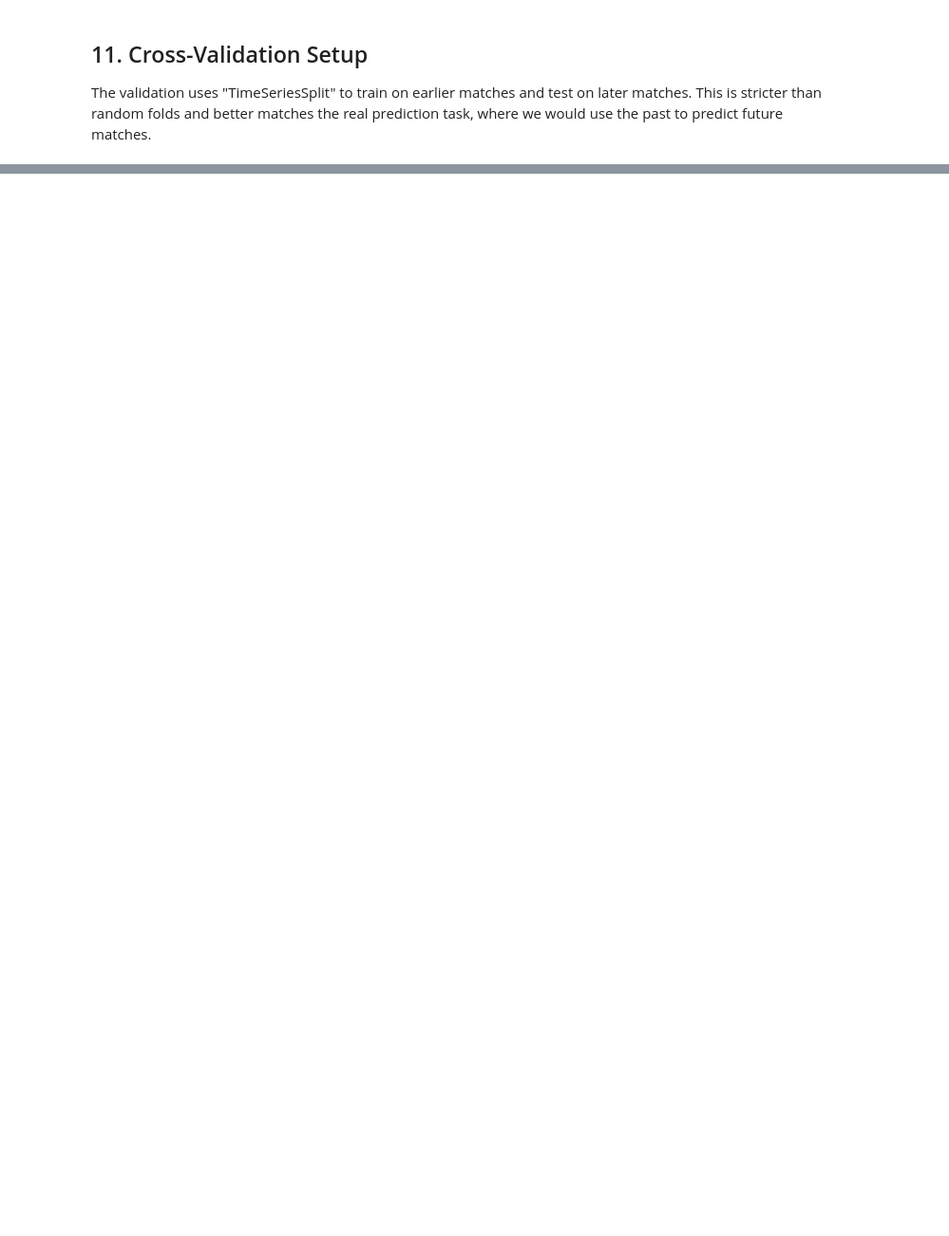
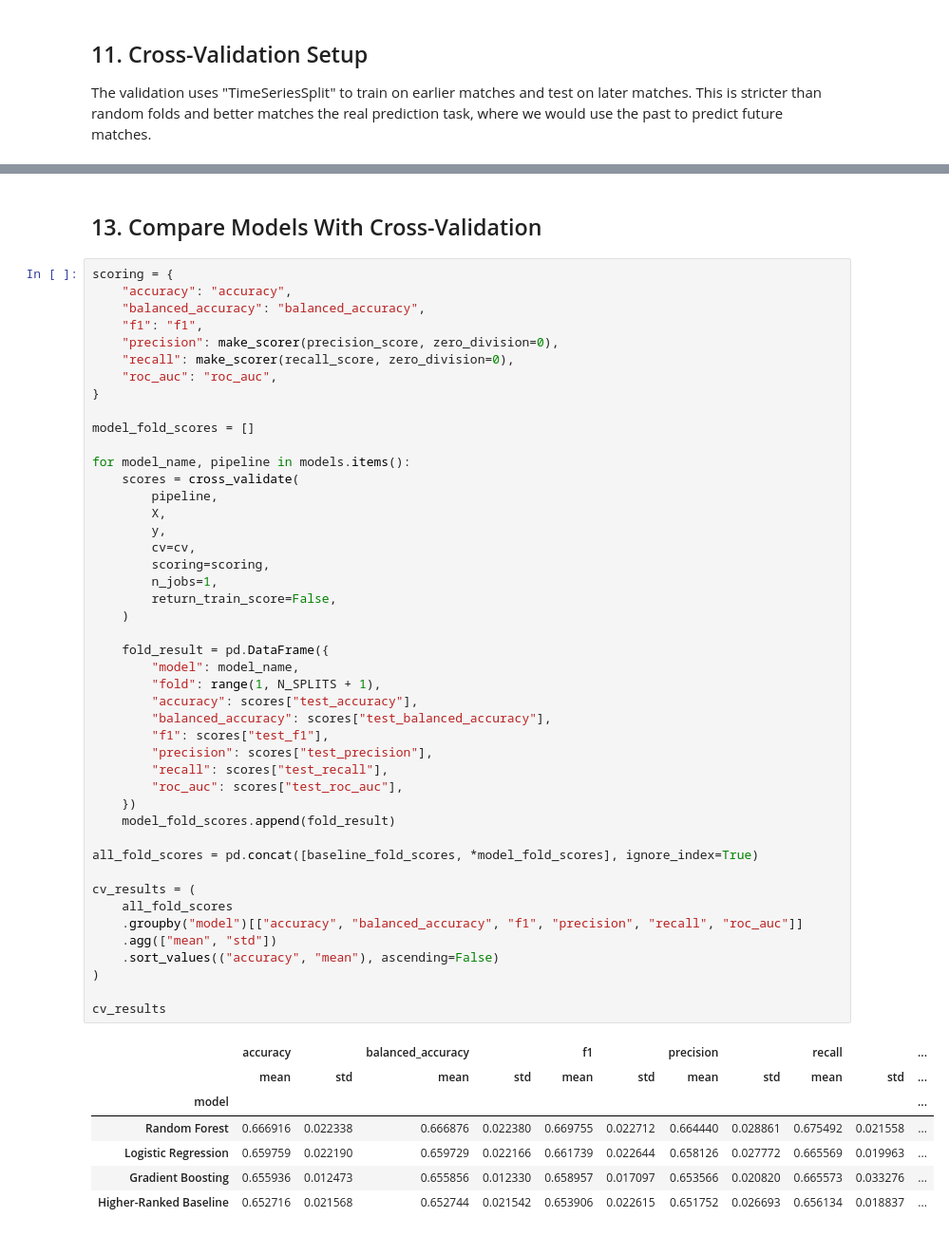
Before and after one commit to wekantakabotdis/CS439-Project, a Jupyter notebook: main.ipynb, the cells around one changed output, grey strips where cells are left out. Shown at 95% size. Drawn from its saved outputs; the diff is of its cells as text; blank space fills up the shorter version.

```diff
--- a/main.ipynb
+++ b/main.ipynb
@@ -364,0 +530,55 @@ print(y.value_counts(normalize=True).rename("share"))
+# %% [markdown]
+## 13. Compare Models With Cross-Validation
+# %%
+scoring = {
+    "accuracy": "accuracy",
+    "balanced_accuracy": "balanced_accuracy",
+    "f1": "f1",
+    "precision": make_scorer(precision_score, zero_division=0),
+    "recall": make_scorer(recall_score, zero_division=0),
+    "roc_auc": "roc_auc",
+}
+
+model_fold_scores = []
+
+for model_name, pipeline in models.items():
+    scores = cross_validate(
+        pipeline,
+        X,
+        y,
+        cv=cv,
+        scoring=scoring,
+        n_jobs=1,
+        return_train_score=False,
+    )
+
+    fold_result = pd.DataFrame({
+        "model": model_name,
+        "fold": range(1, N_SPLITS + 1),
+        "accuracy": scores["test_accuracy"],
+        "balanced_accuracy": scores["test_balanced_accuracy"],
+        "f1": scores["test_f1"],
+        "precision": scores["test_precision"],
+        "recall": scores["test_recall"],
+        "roc_auc": scores["test_roc_auc"],
+    })
+    model_fold_scores.append(fold_result)
+
+all_fold_scores = pd.concat([baseline_fold_scores, *model_fold_scores], ignore_index=True)
+
+cv_results = (
+    all_fold_scores
+    .groupby("model")[["accuracy", "balanced_accuracy", "f1", "precision", "recall", "roc_auc"]]
+    .agg(["mean", "std"])
+    .sort_values(("accuracy", "mean"), ascending=False)
+)
+
+cv_results
+# %% [output]
+|  | accuracy |  | balanced_accuracy |  | f1 |  | precision |  | recall |  | ... |
+|  | mean | std | mean | std | mean | std | mean | std | mean | std | ... |
+| model |  |  |  |  |  |  |  |  |  |  | ... |
+| Random Forest | 0.666916 | 0.022338 | 0.666876 | 0.022380 | 0.669755 | 0.022712 | 0.664440 | 0.028861 | 0.675492 | 0.021558 | ... |
+| Logistic Regression | 0.659759 | 0.022190 | 0.659729 | 0.022166 | 0.661739 | 0.022644 | 0.658126 | 0.027772 | 0.665569 | 0.019963 | ... |
+| Gradient Boosting | 0.655936 | 0.012473 | 0.655856 | 0.012330 | 0.658957 | 0.017097 | 0.653566 | 0.020820 | 0.665573 | 0.033276 | ... |
+| Higher-Ranked Baseline | 0.652716 | 0.021568 | 0.652744 | 0.021542 | 0.653906 | 0.022615 | 0.651752 | 0.026693 | 0.656134 | 0.018837 | ... |
```
Also changed, not shown: parts of 21 cells of this notebook.
